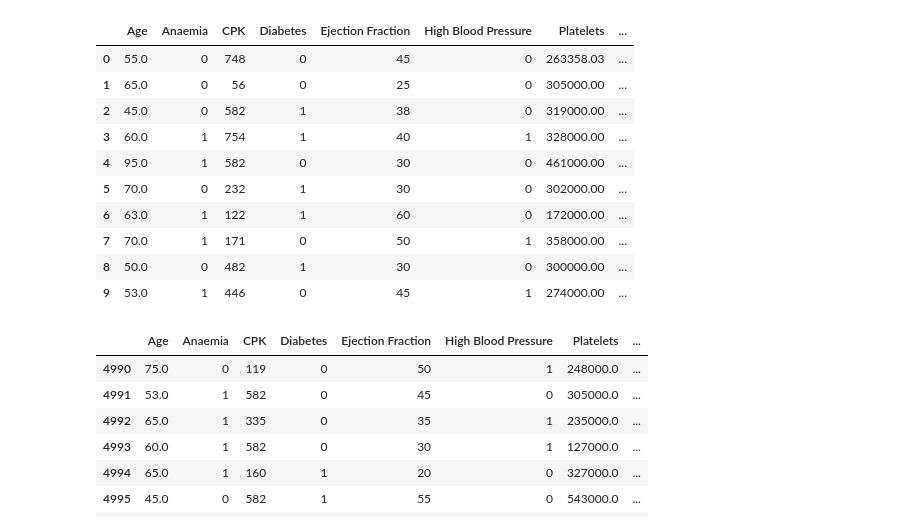
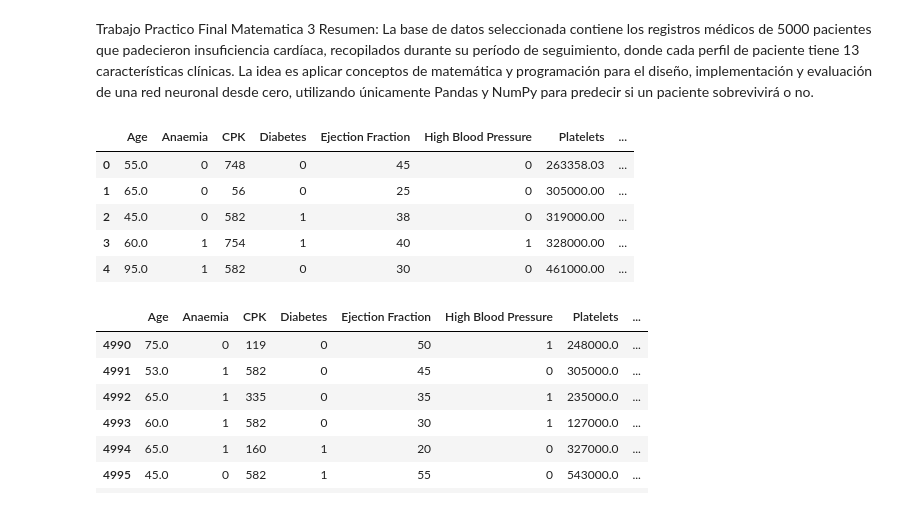
Before and after one commit to AliMarinaa/Tp-Final-Mate-3, a Jupyter notebook: TpFinal.ipynb, the cells around one changed output. Drawn from its saved outputs; the diff is of its cells as text; code cells hidden in the pictures.

```diff
--- a/TpFinal.ipynb
+++ b/TpFinal.ipynb
@@ -1,21 +1,19 @@
+# %% [markdown]
+Trabajo Practico Final Matematica 3
+Resumen: La base de datos seleccionada contiene los registros médicos de 5000 pacientes que padecieron insuficiencia cardíaca, recopilados durante su período de seguimiento, donde cada perfil de paciente tiene 13 características clínicas. La idea es aplicar conceptos de matemática y programación para el diseño, implementación y evaluación de una red neuronal desde cero, utilizando únicamente Pandas y NumPy para predecir si un paciente sobrevivirá o no.
 # %%
 import pandas as pd
 
+# Se cargan los datos de un archivo CSV y ajustamos los nombres de las columnas.
 df = pd.read_csv('heart_failure_clinical_records.csv', delimiter=',', decimal='.')
 df.columns = ['Age','Anaemia','CPK','Diabetes','Ejection Fraction','High Blood Pressure','Platelets','Serum Creatinine','Serum Sodium','Sex','Smoking','Time','Death Event']
 
-#df.head()
-df.head(10) # Primeras 10 filas de los datos médicos
+df.head() # Primeras filas del DataFrame
 # %% [output]
 |  | Age | Anaemia | CPK | Diabetes | Ejection Fraction | High Blood Pressure | Platelets | ... |
 | 0 | 55.0 | 0 | 748 | 0 | 45 | 0 | 263358.03 | ... |
 | 1 | 65.0 | 0 | 56 | 0 | 25 | 0 | 305000.00 | ... |
 | 2 | 45.0 | 0 | 582 | 1 | 38 | 0 | 319000.00 | ... |
 | 3 | 60.0 | 1 | 754 | 1 | 40 | 1 | 328000.00 | ... |
 | 4 | 95.0 | 1 | 582 | 0 | 30 | 0 | 461000.00 | ... |
-| 5 | 70.0 | 0 | 232 | 1 | 30 | 0 | 302000.00 | ... |
-| 6 | 63.0 | 1 | 122 | 1 | 60 | 0 | 172000.00 | ... |
-| 7 | 70.0 | 1 | 171 | 0 | 50 | 1 | 358000.00 | ... |
-| 8 | 50.0 | 0 | 482 | 1 | 30 | 0 | 300000.00 | ... |
-| 9 | 53.0 | 1 | 446 | 0 | 45 | 1 | 274000.00 | ... |
 # %%
```
Also changed, not shown: parts of 17 cells of this notebook.
